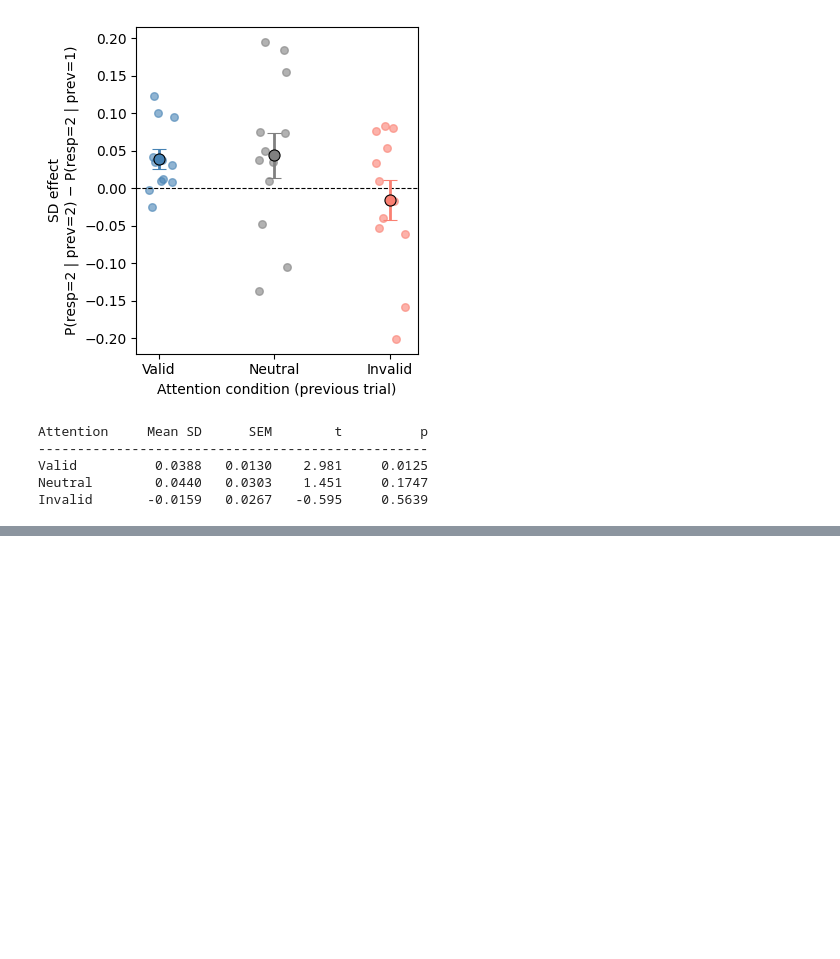
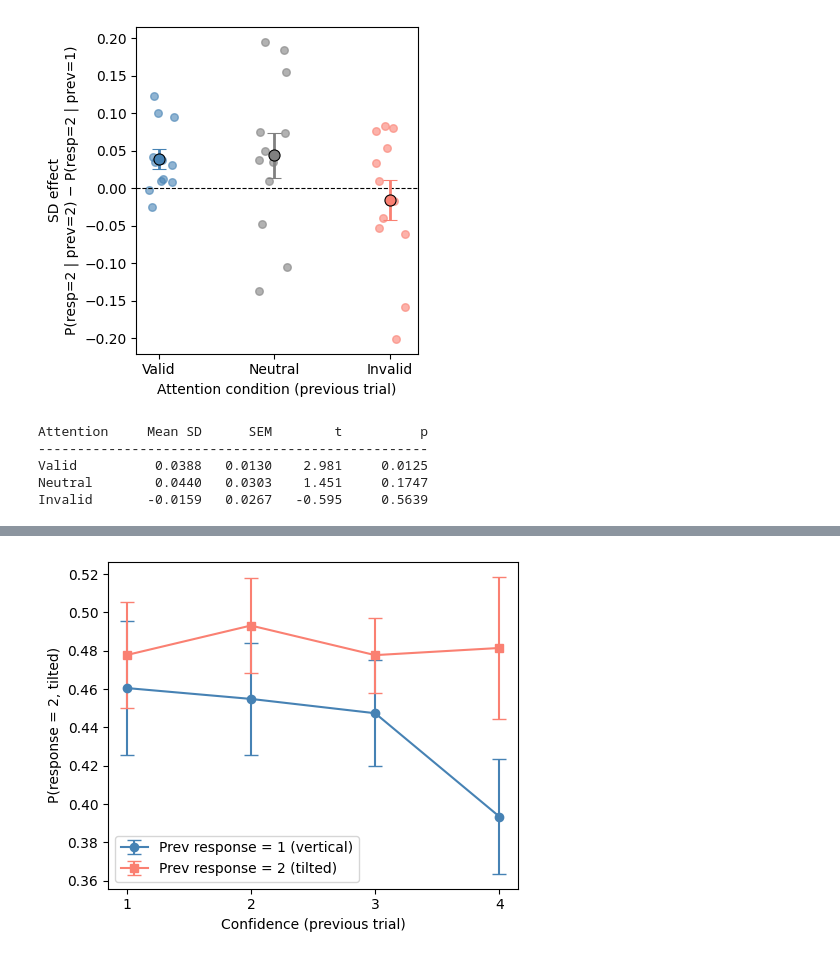
Before and after one commit to racheldenison/sd-att-conf, a Jupyter notebook: analysis.ipynb, the cells around one changed output, grey strips where cells are left out. Saved outputs shown, nothing was run; the diff lists cells and outputs as text; code cells hidden in the pictures; blank space fills up the shorter version.

```diff
--- a/analysis.ipynb
+++ b/analysis.ipynb
@@ -271,0 +353,20 @@ Invalid       -0.0159   0.0267   -0.595     0.5639
+# %%
+subj_resp2_pconf = df_sd_conf.groupby(['Subj_idx', 'prev_Confidence', 'prev_Response'])['resp2'].mean().reset_index()
+subj_resp2_pconf['prev_Confidence'] = subj_resp2_pconf['prev_Confidence'].astype(int)
+
+fig, ax = plt.subplots(figsize=(5, 4))
+for prev_r, (label, marker, color) in prev_resp_styles.items():
+    grp = subj_resp2_pconf[subj_resp2_pconf['prev_Response'] == prev_r]
+    stats_grp = grp.groupby('prev_Confidence')['resp2'].agg(['mean', 'sem'])
+    ax.errorbar(conf_order, stats_grp['mean'].values, yerr=stats_grp['sem'].values,
+                marker=marker, color=color, capsize=5, linewidth=1.5,
+                label=f'Prev response = {prev_r} ({label})')
+
+ax.set_xticks(conf_order)
+ax.set_xlabel('Confidence (previous trial)')
+ax.set_ylabel('P(response = 2, tilted)')
+ax.legend()
+plt.tight_layout()
+plt.show()
+# %% [output]
+[figure, added]
```
Also changed, not shown: parts of 27 cells of this notebook.
